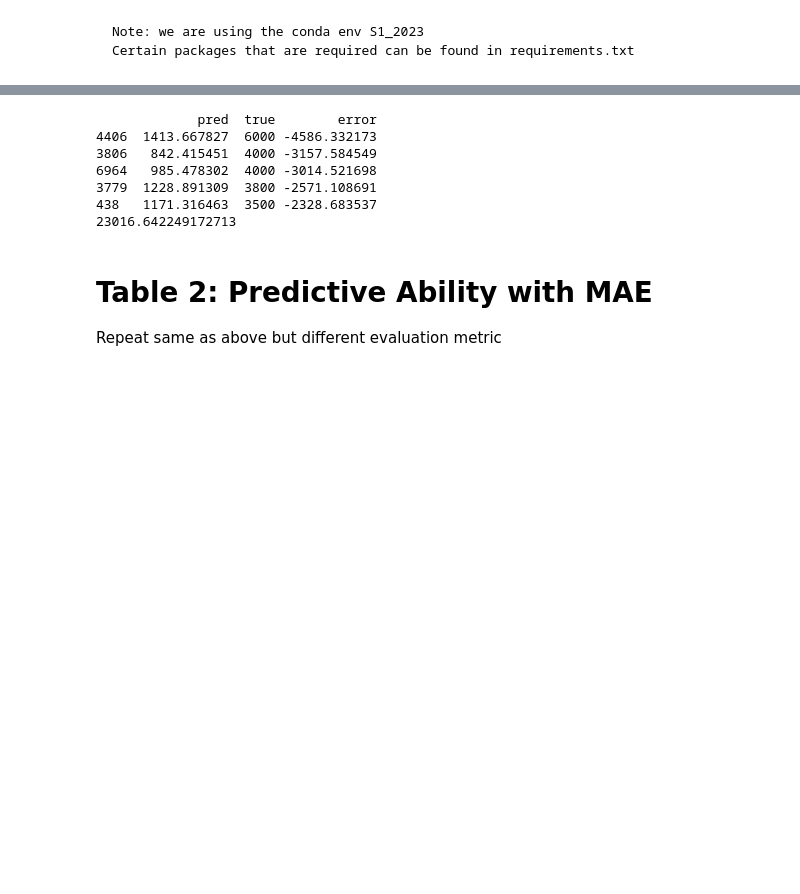
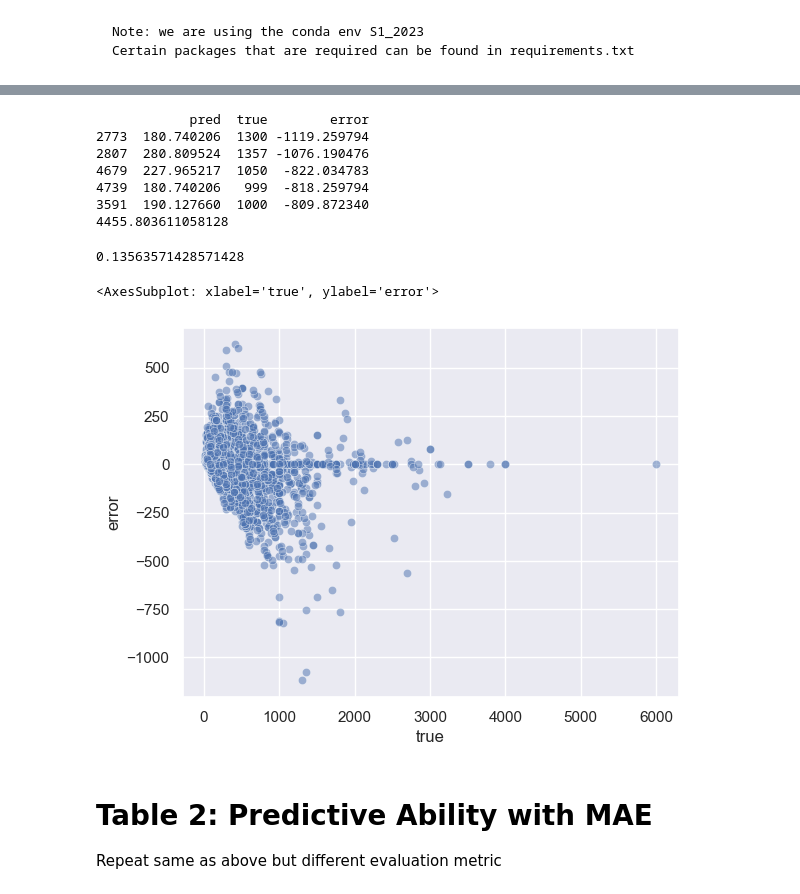
Before and after one commit to domnasrabadi/Airbnb-Sydney-Paper, a Jupyter notebook: Main.ipynb, the cells around one changed output, grey strips where cells are left out. Drawn from its saved outputs; the diff is of its cells as text; code cells hidden in the pictures; blank space fills up the shorter version.

```diff
--- a/Main.ipynb
+++ b/Main.ipynb
@@ -25,6 +25,7 @@ import numpy as np
 
 import matplotlib.pyplot as plt
 import seaborn as sns
+sns.set()
 
 from sklearn.model_selection import cross_val_score
 
@@ -37,6 +38,11 @@ from xgboost import XGBRegressor
 from sklearn.linear_model import LinearRegression, Ridge, Lasso, ElasticNet
 from sklearn.svm import SVR
 from sklearn.ensemble import VotingRegressor, StackingRegressor
+
+import pickle
+
+import warnings
+warnings.filterwarnings("ignore")
 # %%
 x_train = pd.read_excel('data/final_train.xlsx')
 y_train = pd.read_excel('data/y_train.xlsx')
@@ -64,9 +64,23 @@ rfr = RandomForestRegressor()
 # %%
-estimators = [lr, las, rdg]
+lr = LinearRegression()
+las = Lasso()
+rdg = Ridge()
+gbr = GradientBoostingRegressor()
+xgb = XGBRegressor()
+lgbm = LGBMRegressor()
+dtr = DecisionTreeRegressor()
+nnr = MLPRegressor()
+rfr = RandomForestRegressor()
+from sklearn.metrics import mean_squared_error
+
+estimators = [[lr, 'lin reg'], [las, 'lasso'],
+              [rdg, 'ridge'], [gbr, 'grad boost'],
+              [dtr, 'decision tree'], [nnr, 'percep'],
+              [rfr, 'random forest'], [xgb, 'XGBoost']]
+              #, [lgbm, 'lgbm']]
 
 for est in estimators:
-    # RMSE
-    est.fit(x_train.fillna(0), y_train)
-    mse = mean_squared_error(est.predict(x_train.fillna(0)), y_train)**1/2
-    print(mse)
+    est[0].fit(x_train.fillna(0), y_train)
+    rmse = mean_squared_error(est[0].predict(x_train.fillna(0)), y_train)**1/2
+    print(f'{est[1]} RMSE = {rmse}')
 # %% [output]
@@ -160,5 +149,5 @@ NameError: name 'cross_val_score' is not defined
 # %%
-est = las
+est = DecisionTreeRegressor(max_depth=10)
 
 est.fit(x_train.fillna(0), y_train)
 preds = est.predict(x_train.fillna(0)).tolist()
@@ -173,10 +162,10 @@ residuals['error'] = residuals['pred'] - residuals['true']
 print(residuals.sort_values('error').head())
 print((residuals['error']**2).mean()**1/2)
 # %% [output]
-             pred  true        error
-4406  1413.667827  6000 -4586.332173
-3806   842.415451  4000 -3157.584549
-6964   985.478302  4000 -3014.521698
-3779  1228.891309  3800 -2571.108691
-438   1171.316463  3500 -2328.683537
-23016.642249172713
+            pred  true        error
+2773  180.740206  1300 -1119.259794
+2807  280.809524  1357 -1076.190476
+4679  227.965217  1050  -822.034783
+4739  180.740206   999  -818.259794
+3591  190.127660  1000  -809.872340
+4455.803611058128
@@ -200,3 +172,15 @@ rfr = RandomForestRegressor()
+# %%
+residuals['mape'] = round(residuals['error']/residuals['true'], 2)
+residuals['mape'].mean()
+# %% [output]
+0.13563571428571428
+# %%
+#sns.scatterplot(x = residuals.index, y = residuals['error'])
+sns.scatterplot(x = residuals['true'], y = residuals['error'], alpha = 0.5)
+# model is guessing less than true price most of the time
+# %% [output]
+<AxesSubplot: xlabel='true', ylabel='error'>
+[figure, added]
 # %% [markdown]
 # Table 2: Predictive Ability with MAE
 
```
Also changed, not shown: parts of 14 cells of this notebook, 1 other file.
